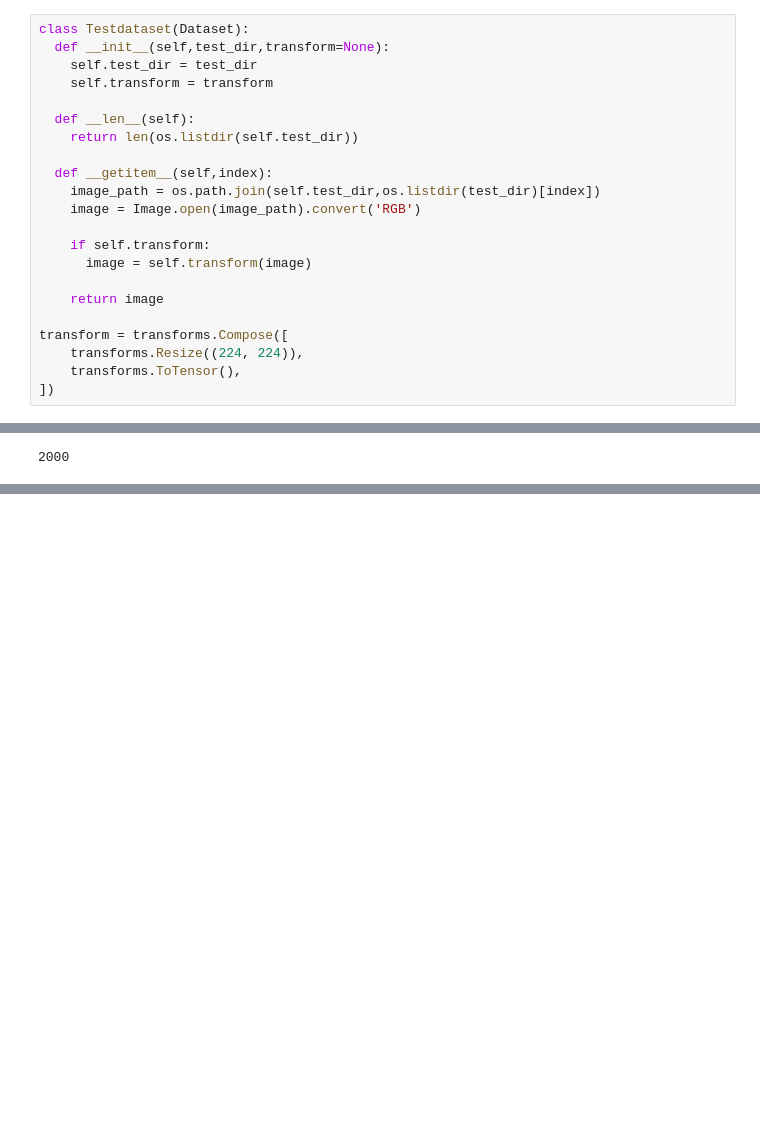
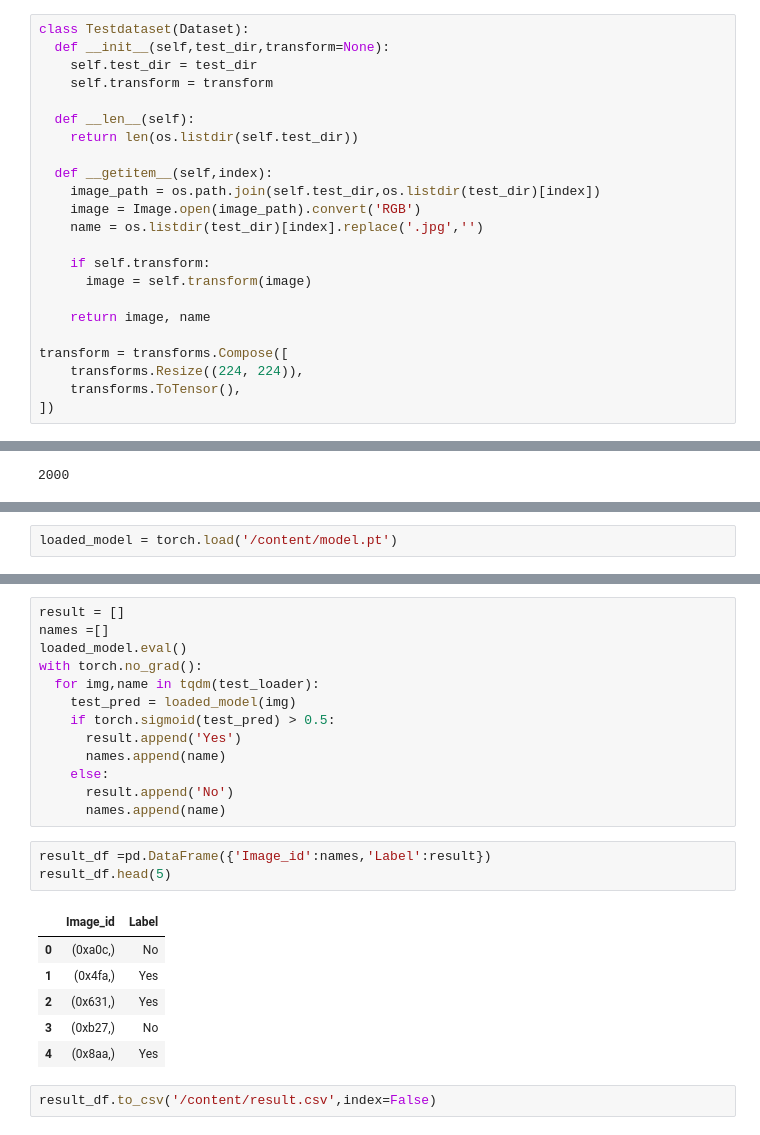
Before and after one commit to RahulS247/Shapes_Classification, a Jupyter notebook: Binary_classification.ipynb, the cells around one changed output, grey strips where cells are left out. Saved outputs shown, nothing was run; the diff lists cells and outputs as text; blank space fills up the shorter version.

```diff
--- a/Binary_classification.ipynb
+++ b/Binary_classification.ipynb
@@ -252,11 +254,12 @@ class Testdataset(Dataset):
   def __getitem__(self,index):
     image_path = os.path.join(self.test_dir,os.listdir(test_dir)[index])
     image = Image.open(image_path).convert('RGB')
+    name = os.listdir(test_dir)[index].replace('.jpg','')
 
     if self.transform:
       image = self.transform(image)
 
-    return image
+    return image, name
 
 transform = transforms.Compose([
     transforms.Resize((224, 224)),
@@ -285,0 +296,2 @@ with torch.no_grad():
+# %%
+loaded_model = torch.load('/content/model.pt')
@@ -285,0 +318,25 @@ with torch.no_grad():
+# %%
+result = []
+names =[]
+loaded_model.eval()
+with torch.no_grad():
+  for img,name in tqdm(test_loader):
+    test_pred = loaded_model(img)
+    if torch.sigmoid(test_pred) > 0.5:
+      result.append('Yes')
+      names.append(name)
+    else:
+      result.append('No')
+      names.append(name)
+# %%
+result_df =pd.DataFrame({'Image_id':names,'Label':result})
+result_df.head(5)
+# %% [output]
+|  | Image_id | Label |
+| 0 | (0xa0c,) | No |
+| 1 | (0x4fa,) | Yes |
+| 2 | (0x631,) | Yes |
+| 3 | (0xb27,) | No |
+| 4 | (0x8aa,) | Yes |
+# %%
+result_df.to_csv('/content/result.csv',index=False)
```
Also changed, not shown: parts of 10 cells of this notebook.
